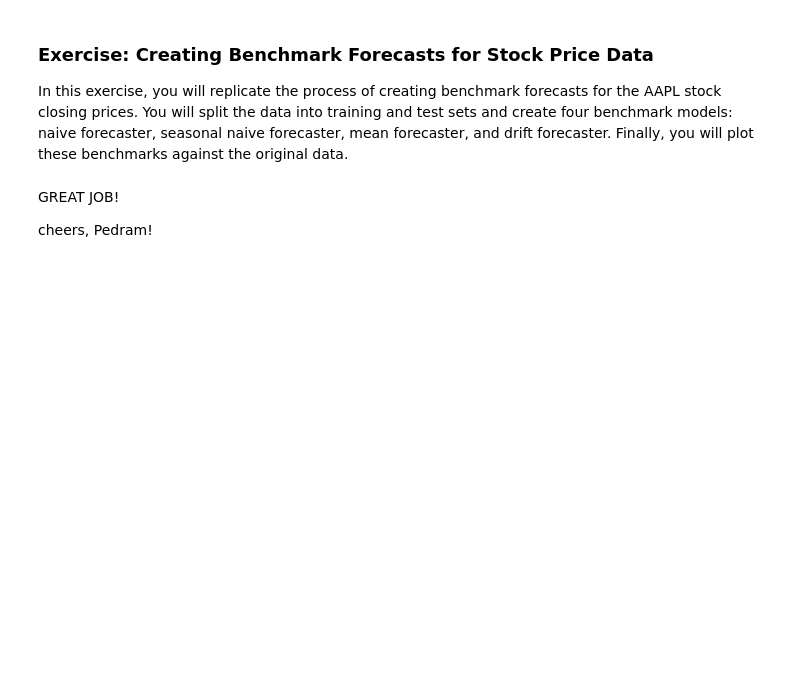
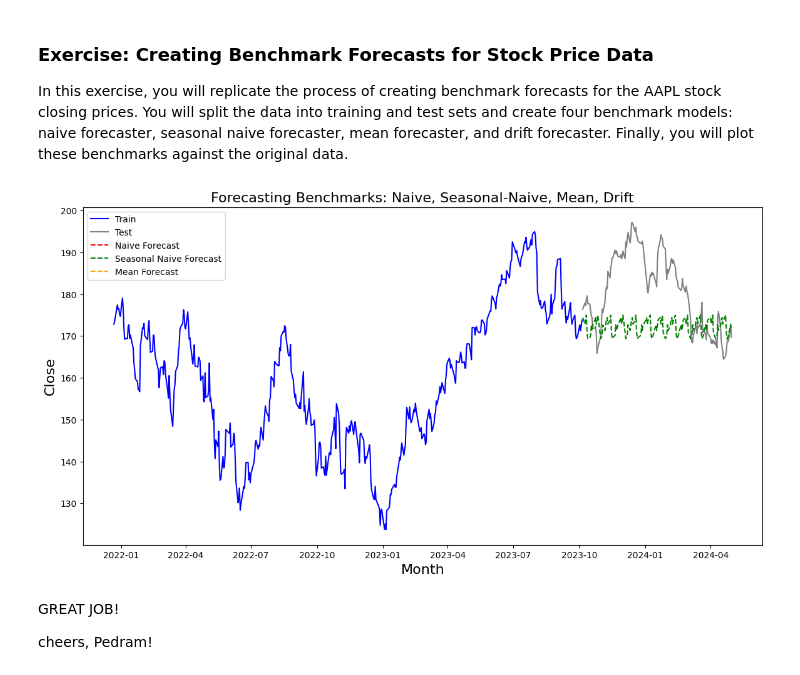
Before and after one commit to dallinmoore/DATA_5630_Deep_Forecasting, a Jupyter notebook: Lectures and codes/Module 2- Setting up DF environment/module2_ts_basics.ipynb, the cells around one changed output. Drawn from its saved outputs; the diff is of its cells as text; code cells hidden in the pictures; blank space fills up the shorter version.

```diff
--- a/Lectures and codes/Module 2- Setting up DF environment/module2_ts_basics.ipynb
+++ b/Lectures and codes/Module 2- Setting up DF environment/module2_ts_basics.ipynb
@@ -735,6 +735,62 @@ plt.show()
 # %% [markdown]
 ### Exercise: Creating Benchmark Forecasts for Stock Price Data
 In this exercise, you will replicate the process of creating benchmark forecasts for the AAPL stock closing prices. You will split the data into training and test sets and create four benchmark models: naive forecaster, seasonal naive forecaster, mean forecaster, and drift forecaster. Finally, you will plot these benchmarks against the original data.
+# %%
+train = aapl[['Close']][:-142]
+test = aapl[['Close']][-142:]
+
+# Naive Forecast
+# The naive forecaster simply uses the last observation from the training set
+# as the forecast for all future observations.
+y_hat_naive = test.copy()
+y_hat_naive['naive'] = train.iloc[-1]['Close']
+
+# Seasonal Naive Forecast:
+# The seasonal naive forecaster uses the observation
+# from the same season of the previous cycle as the forecast.
+season_length = 12
+train_values_for_snaive = train['Close'].values[-season_length:].flatten()  # Last season's data
+y_hat_snaive = test.copy()
+y_hat_snaive['snaive'] = np.tile(train_values_for_snaive, len(test)//season_length+1)[:len(test)]
+
+# Mean Forecast:
+# The mean forecaster uses the mean of the training set as the forecast for all future observations.
+y_hat_mean = test.copy()
+y_hat_mean['mean'] = train['Close'].mean()
+
+# Drift Forecast:
+# The drift forecaster extrapolates a line between the first and last observations
+# in the training set.
+y_hat_drift = test.copy()
+num_periods = len(train) - 1
+drift = (train['Close'].iloc[-1] - train['Close'].iloc[0]) / num_periods
+y_hat_drift['drift'] = [train['Close'].iloc[-1] + (i+1) * drift for i in range(len(test))]
+
+
+# Ensure index types are correct
+train.index = pd.to_datetime(train.index)
+test.index = pd.to_datetime(test.index)
+y_hat_naive.index = pd.to_datetime(y_hat_naive.index)
+y_hat_snaive.index = pd.to_datetime(y_hat_snaive.index)
+y_hat_mean.index = pd.to_datetime(y_hat_mean.index)
+y_hat_drift.index = pd.to_datetime(y_hat_drift.index)
+
+# Visualization
+plt.figure(figsize=(14, 7))
+plt.plot(train.index, train['Close'], label='Train', color='blue')
+plt.plot(test.index, test['Close'], label='Test', color='grey')
+plt.plot(y_hat_naive.index, y_hat_naive['naive'], label='Naive Forecast', color='red', linestyle='--')
+plt.plot(y_hat_snaive.index, y_hat_snaive['snaive'], label='Seasonal Naive Forecast', color='green', linestyle='--')
+plt.plot(y_hat_mean.index, y_hat_mean['mean'], label='Mean Forecast', color='orange', linestyle='--')
+# plt.plot(y_hat_drift.index, y_hat_drift['drift'], label='Drift Forecast', color='purple', linestyle='--')
+
+plt.title('Forecasting Benchmarks: Naive, Seasonal-Naive, Mean, Drift', fontsize=16)
+plt.xlabel('Month',fontsize=16)
+plt.ylabel('Close',fontsize=16)
+plt.legend(loc='upper left')
+plt.show()
+# %% [output]
+[figure, added]
 # %% [markdown]
 GREAT JOB!
 
```
Also changed, not shown: parts of 8 cells of this notebook, 1 other file.
